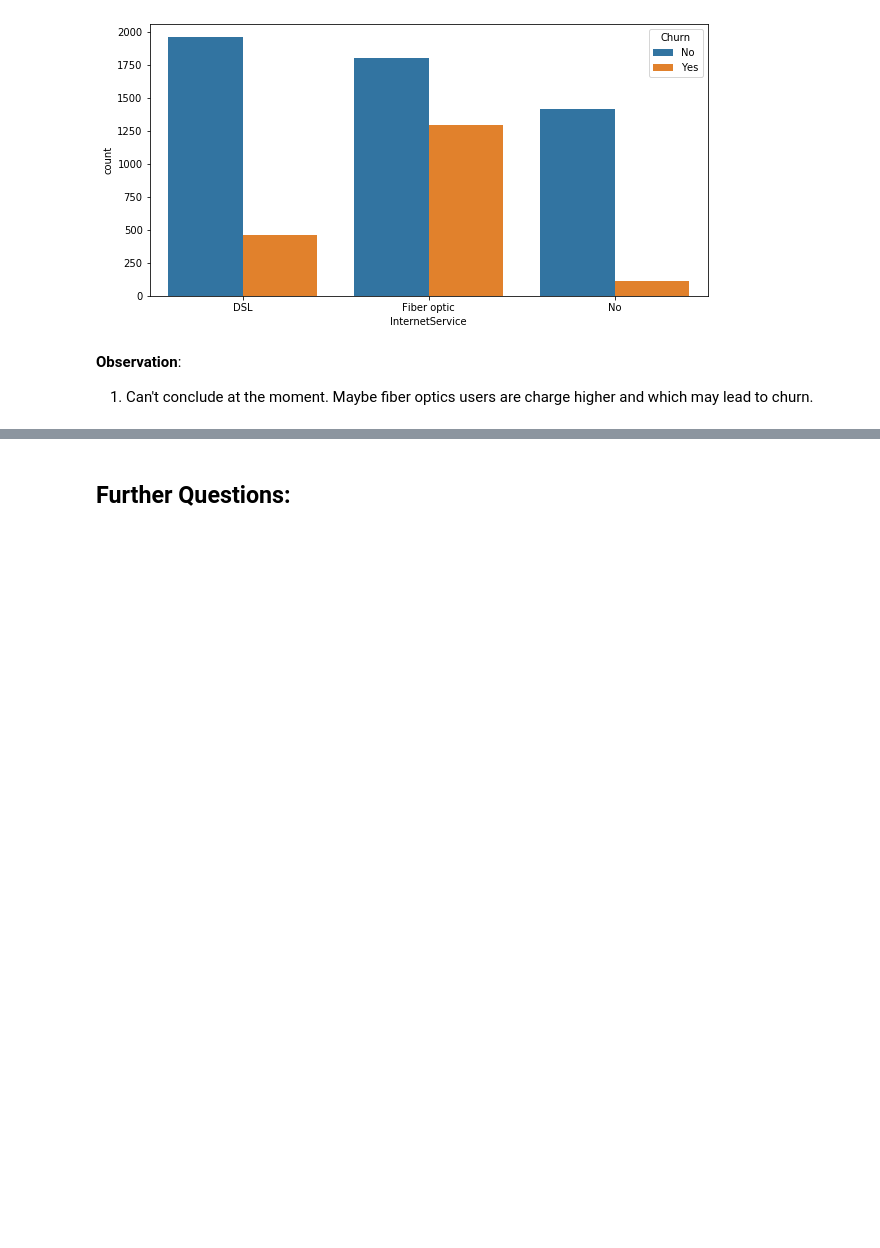
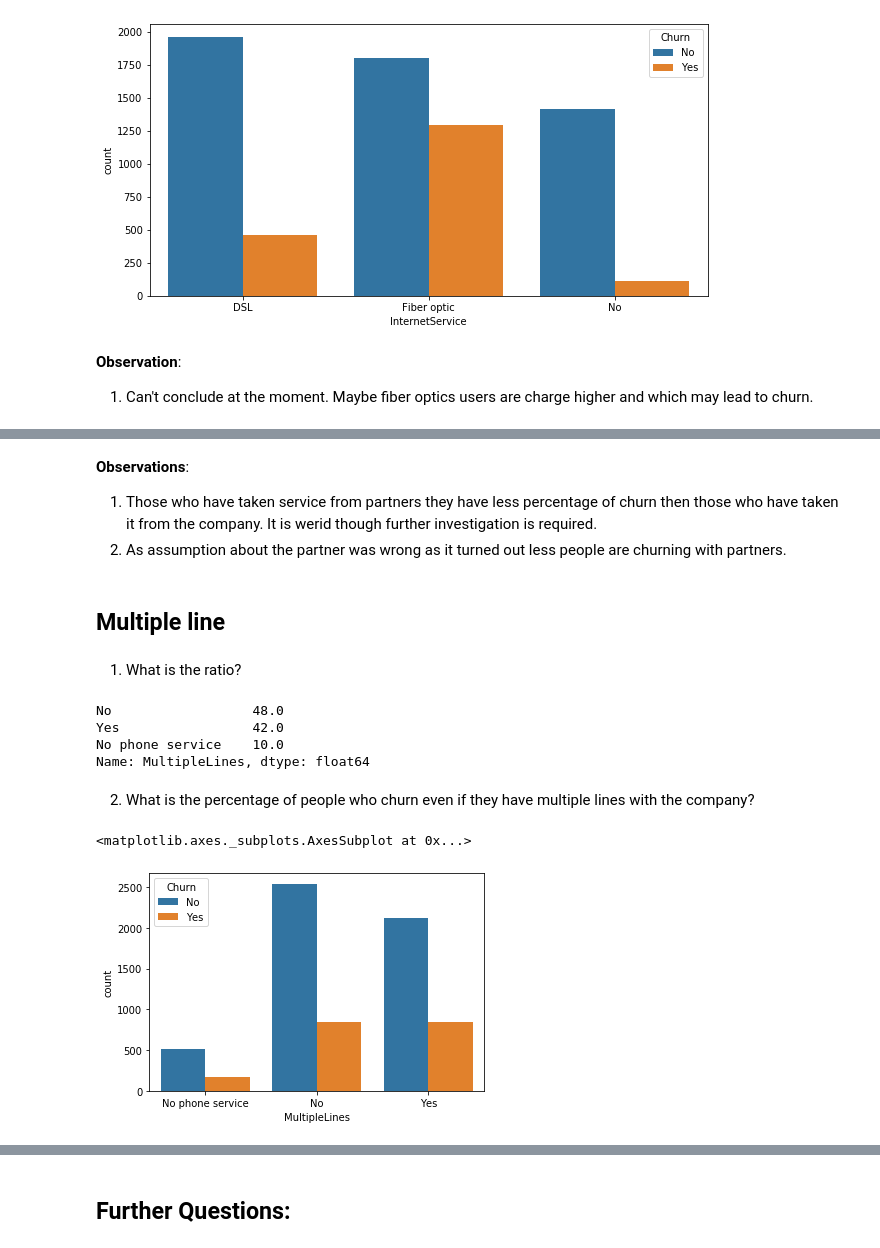
Before and after one commit to sehan10/Churn-Analysis, a Jupyter notebook: EDA.ipynb, the cells around one changed output, grey strips where cells are left out. Saved outputs shown, nothing was run; the diff lists cells and outputs as text; code cells hidden in the pictures; blank space fills up the shorter version.

Commit message:
basic assumption01 completed

```diff
--- a/EDA.ipynb
+++ b/EDA.ipynb
@@ -332,0 +363,22 @@ __Observation__:
+# %% [markdown]
+__Observations__:
+1. Those who have taken service from partners they have less percentage of churn then those who have taken it from the company. It is werid though further investigation is required.
+2. As assumption about the partner was wrong as it turned out less people are churning with partners.
+# %% [markdown]
+## Multiple line
+# %% [markdown]
+1. What is the ratio?
+# %%
+round((dt['MultipleLines'].value_counts()/len(dt))*100)
+# %% [output]
+No                  48.0
+Yes                 42.0
+No phone service    10.0
+Name: MultipleLines, dtype: float64
+# %% [markdown]
+2. What is the percentage of people who churn even if they have multiple lines with the company?
+# %%
+sns.countplot(dt['MultipleLines'], hue=dt['Churn'])
+# %% [output]
+<matplotlib.axes._subplots.AxesSubplot at 0x...>
+[figure, added]
```
Also changed, not shown: parts of 59 cells of this notebook.
